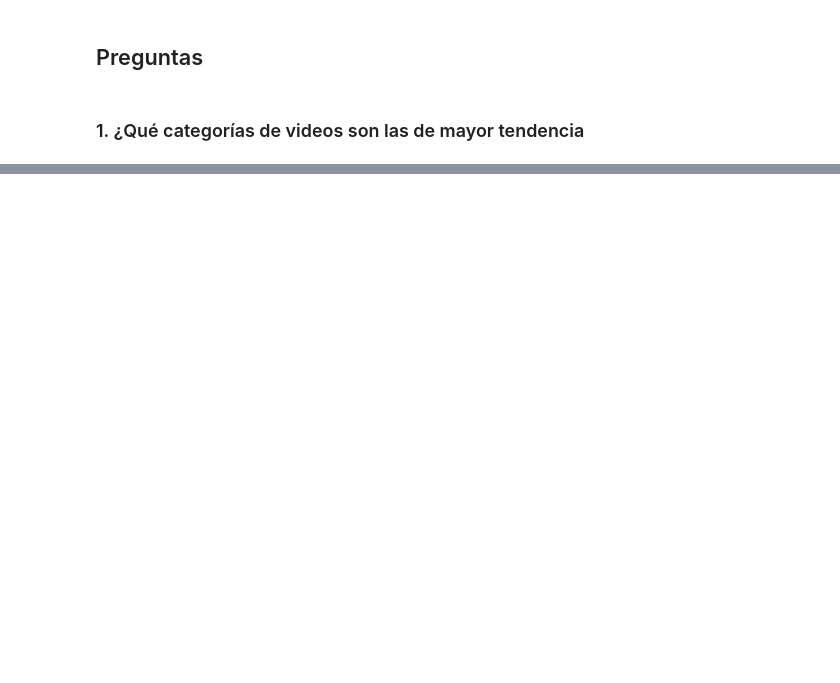
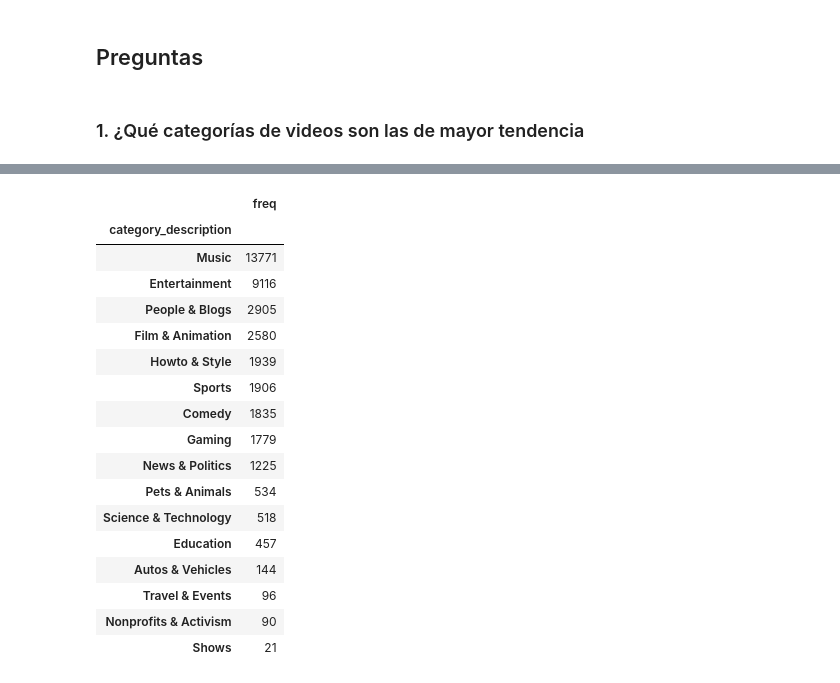
Before and after one commit to Jack-Cruz/EB-2021-1-CC51, a Jupyter notebook: code2/code.ipynb, the cells around one changed output, grey strips where cells are left out. Cells and saved outputs as stored; diff of their text form; code cells hidden in the pictures; blank space fills up the shorter version.

```diff
--- a/code2/code.ipynb
+++ b/code2/code.ipynb
@@ -406,0 +270,21 @@ coef_df
+# %%
+pregunta1[['freq']]
+# %% [output]
+|  | freq |
+| category_description |  |
+| Music | 13771 |
+| Entertainment | 9116 |
+| People & Blogs | 2905 |
+| Film & Animation | 2580 |
+| Howto & Style | 1939 |
+| Sports | 1906 |
+| Comedy | 1835 |
+| Gaming | 1779 |
+| News & Politics | 1225 |
+| Pets & Animals | 534 |
+| Science & Technology | 518 |
+| Education | 457 |
+| Autos & Vehicles | 144 |
+| Travel & Events | 96 |
+| Nonprofits & Activism | 90 |
+| Shows | 21 |
```
Also changed, not shown: parts of 37 cells of this notebook.
